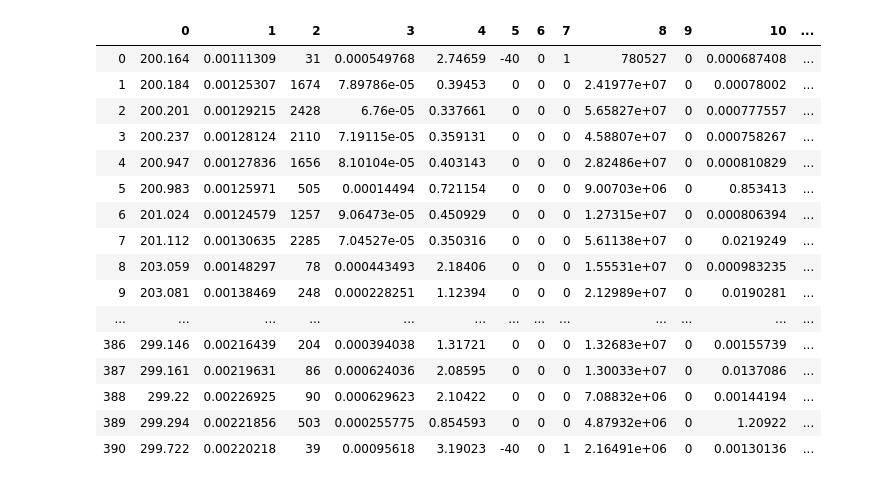
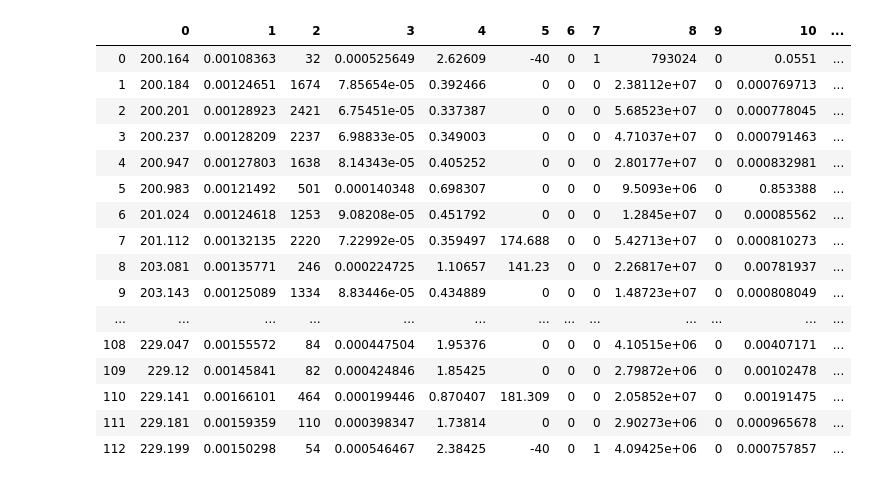
Before and after one commit to EdwinChingate/featDet, a Jupyter notebook: featDet.ipynb, the cells around one changed output. Cells and saved outputs as stored; diff of their text form; code cells hidden in the pictures.

```diff
--- a/featDet.ipynb
+++ b/featDet.ipynb
@@ -26,25 +20,28 @@ MS1IDVec=MS1IDs(DataSet)
+# %%
+MS1IDVec=MS_L_IDs(DataSet=DataSet,Level=1)[:,0]
 # %%
-SpectraList=SpectralList(DataSet,MS1IDVec,RTslice=10)
+SpectraList=SpectralList(DataSet=DataSet,IDVec=MS1IDVec,RTslice=10)
 # %%
-SpectraPeaks=featDet(SpectraList,ZeroInt=1e3,min_mz=200,max_mz=300,minQuality=1,minSignals=30,stdDistance=4)
+SpectraPeaks=featDet(SpectraList=SpectraList,ZeroInt=1e3,min_mz=200,max_mz=230,minQuality=5,minSignals=30,stdDistance=4)
+# %%
+SpectraPeaks=MaxRTChrom(DataSet=DataSet,SpectraPeaks=SpectraPeaks,IDVec=MS1IDVec,minInt=1e5,minSigInt=20)
 # %%
-SpectraPeaks=SpectraPeaks[(SpectraPeaks[:, 0]).argsort(),:]
 ShowDF(pd.DataFrame(SpectraPeaks))
 # %% [output]
 |  | 0 | 1 | 2 | 3 | 4 | 5 | 6 | 7 | 8 | 9 | 10 | ... |
-| 0 | 200.164 | 0.00111309 | 31 | 0.000549768 | 2.74659 | -40 | 0 | 1 | 780527 | 0 | 0.000687408 | ... |
-| 1 | 200.184 | 0.00125307 | 1674 | 7.89786e-05 | 0.39453 | 0 | 0 | 0 | 2.41977e+07 | 0 | 0.00078002 | ... |
-| 2 | 200.201 | 0.00129215 | 2428 | 6.76e-05 | 0.337661 | 0 | 0 | 0 | 5.65827e+07 | 0 | 0.000777557 | ... |
-| 3 | 200.237 | 0.00128124 | 2110 | 7.19115e-05 | 0.359131 | 0 | 0 | 0 | 4.58807e+07 | 0 | 0.000758267 | ... |
-| 4 | 200.947 | 0.00127836 | 1656 | 8.10104e-05 | 0.403143 | 0 | 0 | 0 | 2.82486e+07 | 0 | 0.000810829 | ... |
-| 5 | 200.983 | 0.00125971 | 505 | 0.00014494 | 0.721154 | 0 | 0 | 0 | 9.00703e+06 | 0 | 0.853413 | ... |
-| 6 | 201.024 | 0.00124579 | 1257 | 9.06473e-05 | 0.450929 | 0 | 0 | 0 | 1.27315e+07 | 0 | 0.000806394 | ... |
-| 7 | 201.112 | 0.00130635 | 2285 | 7.04527e-05 | 0.350316 | 0 | 0 | 0 | 5.61138e+07 | 0 | 0.0219249 | ... |
-| 8 | 203.059 | 0.00148297 | 78 | 0.000443493 | 2.18406 | 0 | 0 | 0 | 1.55531e+07 | 0 | 0.000983235 | ... |
-| 9 | 203.081 | 0.00138469 | 248 | 0.000228251 | 1.12394 | 0 | 0 | 0 | 2.12989e+07 | 0 | 0.0190281 | ... |
+| 0 | 200.164 | 0.00108363 | 32 | 0.000525649 | 2.62609 | -40 | 0 | 1 | 793024 | 0 | 0.0551 | ... |
+| 1 | 200.184 | 0.00124651 | 1674 | 7.85654e-05 | 0.392466 | 0 | 0 | 0 | 2.38112e+07 | 0 | 0.000769713 | ... |
+| 2 | 200.201 | 0.00128923 | 2421 | 6.75451e-05 | 0.337387 | 0 | 0 | 0 | 5.68523e+07 | 0 | 0.000778045 | ... |
+| 3 | 200.237 | 0.00128209 | 2237 | 6.98833e-05 | 0.349003 | 0 | 0 | 0 | 4.71037e+07 | 0 | 0.000791463 | ... |
+| 4 | 200.947 | 0.00127803 | 1638 | 8.14343e-05 | 0.405252 | 0 | 0 | 0 | 2.80177e+07 | 0 | 0.000832981 | ... |
+| 5 | 200.983 | 0.00121492 | 501 | 0.000140348 | 0.698307 | 0 | 0 | 0 | 9.5093e+06 | 0 | 0.853388 | ... |
+| 6 | 201.024 | 0.00124618 | 1253 | 9.08208e-05 | 0.451792 | 0 | 0 | 0 | 1.2845e+07 | 0 | 0.00085562 | ... |
+| 7 | 201.112 | 0.00132135 | 2220 | 7.22992e-05 | 0.359497 | 174.688 | 0 | 0 | 5.42713e+07 | 0 | 0.000810273 | ... |
+| 8 | 203.081 | 0.00135771 | 246 | 0.000224725 | 1.10657 | 141.23 | 0 | 0 | 2.26817e+07 | 0 | 0.00781937 | ... |
+| 9 | 203.143 | 0.00125089 | 1334 | 8.83446e-05 | 0.434889 | 0 | 0 | 0 | 1.48723e+07 | 0 | 0.000808049 | ... |
 | ... | ... | ... | ... | ... | ... | ... | ... | ... | ... | ... | ... | ... |
-| 386 | 299.146 | 0.00216439 | 204 | 0.000394038 | 1.31721 | 0 | 0 | 0 | 1.32683e+07 | 0 | 0.00155739 | ... |
-| 387 | 299.161 | 0.00219631 | 86 | 0.000624036 | 2.08595 | 0 | 0 | 0 | 1.30033e+07 | 0 | 0.0137086 | ... |
-| 388 | 299.22 | 0.00226925 | 90 | 0.000629623 | 2.10422 | 0 | 0 | 0 | 7.08832e+06 | 0 | 0.00144194 | ... |
-| 389 | 299.294 | 0.00221856 | 503 | 0.000255775 | 0.854593 | 0 | 0 | 0 | 4.87932e+06 | 0 | 1.20922 | ... |
-| 390 | 299.722 | 0.00220218 | 39 | 0.00095618 | 3.19023 | -40 | 0 | 1 | 2.16491e+06 | 0 | 0.00130136 | ... |
+| 108 | 229.047 | 0.00155572 | 84 | 0.000447504 | 1.95376 | 0 | 0 | 0 | 4.10515e+06 | 0 | 0.00407171 | ... |
+| 109 | 229.12 | 0.00145841 | 82 | 0.000424846 | 1.85425 | 0 | 0 | 0 | 2.79872e+06 | 0 | 0.00102478 | ... |
+| 110 | 229.141 | 0.00166101 | 464 | 0.000199446 | 0.870407 | 181.309 | 0 | 0 | 2.05852e+07 | 0 | 0.00191475 | ... |
+| 111 | 229.181 | 0.00159359 | 110 | 0.000398347 | 1.73814 | 0 | 0 | 0 | 2.90273e+06 | 0 | 0.000965678 | ... |
+| 112 | 229.199 | 0.00150298 | 54 | 0.000546467 | 2.38425 | -40 | 0 | 1 | 4.09425e+06 | 0 | 0.000757857 | ... |
```
Also changed, not shown: parts of 4 cells of this notebook, 6 other files.
